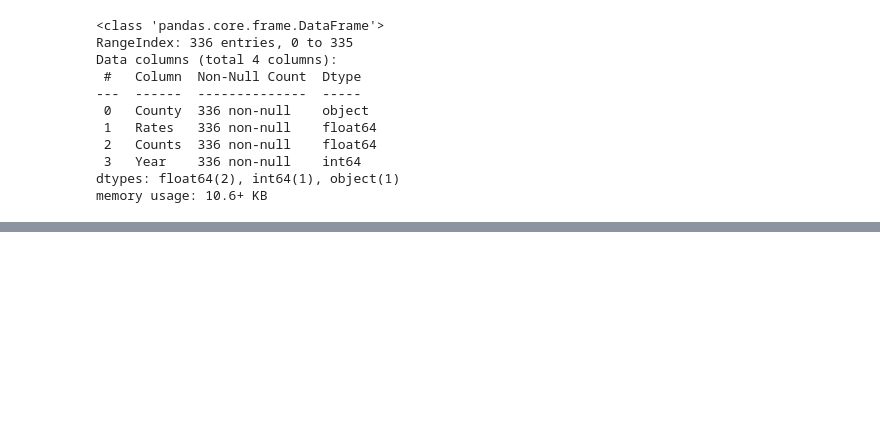
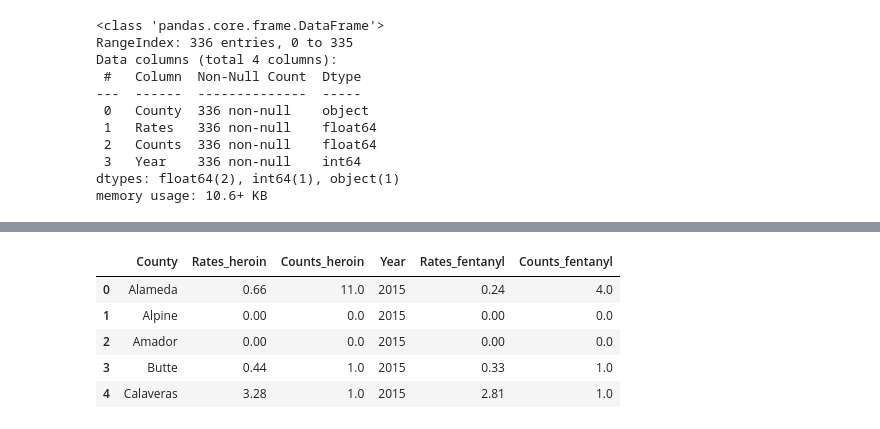
Before and after one commit to mellanyquiroz/DS4A-Team-69-Project, a Jupyter notebook: exploratory data analysis/Data merging.ipynb, the cells around one changed output, grey strips where cells are left out. Saved outputs shown, nothing was run; the diff lists cells and outputs as text; code cells hidden in the pictures; blank space fills up the shorter version.

```diff
--- a/exploratory data analysis/Data merging.ipynb
+++ b/exploratory data analysis/Data merging.ipynb
@@ -243,0 +249,10 @@ ValueError: len(left_on) must equal the number of levels in the index of "right"
+# %%
+heroin_fentanyl = county_heroin.merge(county_fentanyl,on=["County","Year"], suffixes=["_heroin","_fentanyl"])
+heroin_fentanyl.head()
+# %% [output]
+|  | County | Rates_heroin | Counts_heroin | Year | Rates_fentanyl | Counts_fentanyl |
+| 0 | Alameda | 0.66 | 11.0 | 2015 | 0.24 | 4.0 |
+| 1 | Alpine | 0.00 | 0.0 | 2015 | 0.00 | 0.0 |
+| 2 | Amador | 0.00 | 0.0 | 2015 | 0.00 | 0.0 |
+| 3 | Butte | 0.44 | 1.0 | 2015 | 0.33 | 1.0 |
+| 4 | Calaveras | 3.28 | 1.0 | 2015 | 2.81 | 1.0 |
```
Also changed, not shown: parts of 3 cells of this notebook, 1 other file.
